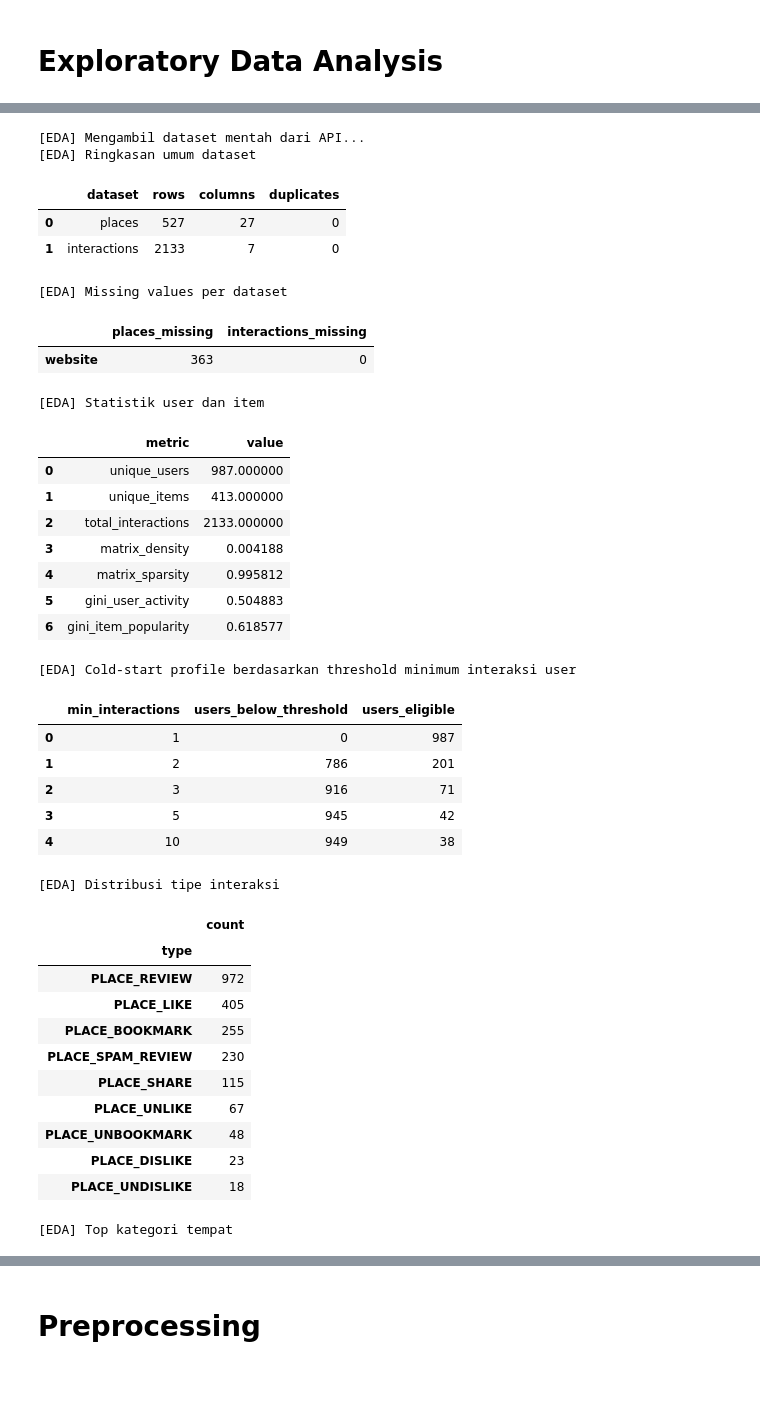
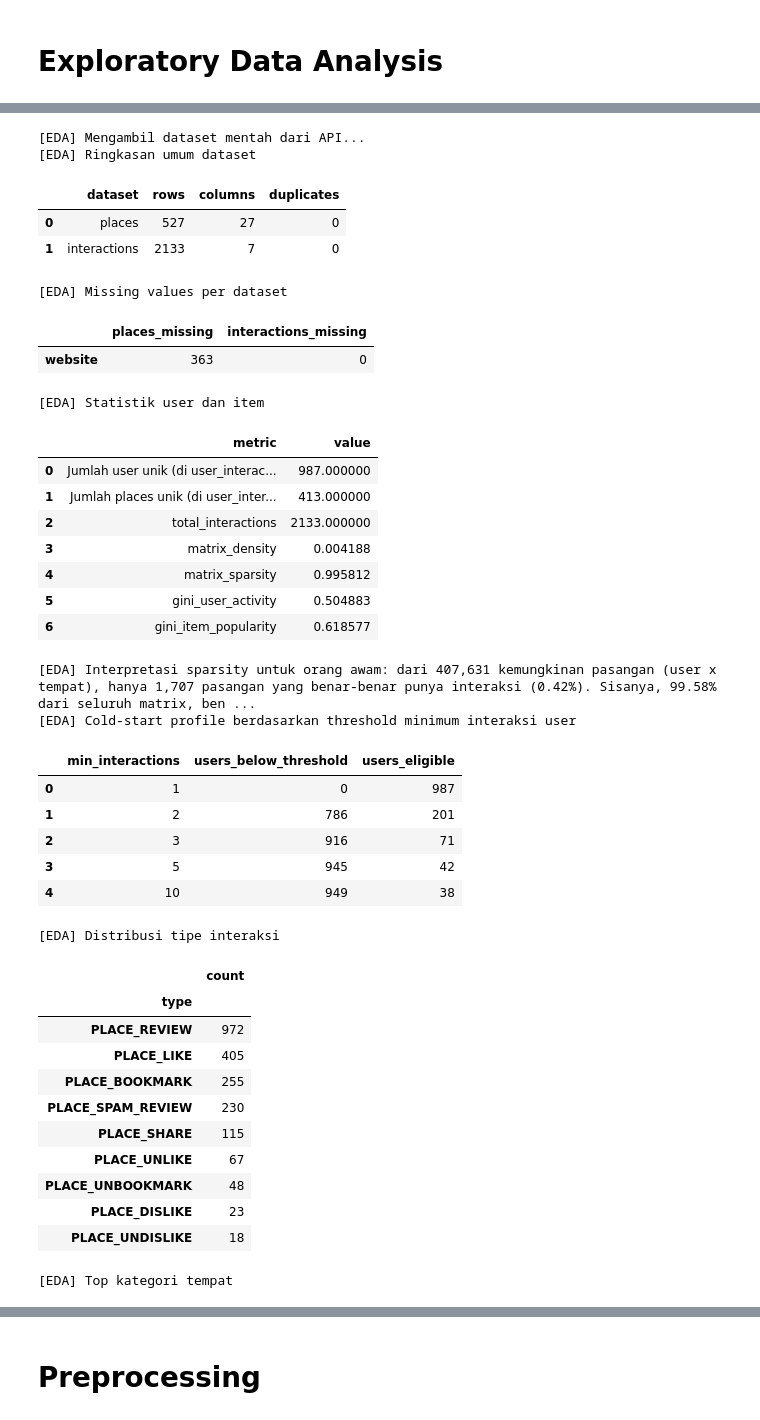
Before and after one commit to ray-ahmad/artour-recommender, a Jupyter notebook: apriori_hybrid_artour.ipynb, the cells around one changed output, grey strips where cells are left out. Cells and saved outputs as stored; diff of their text form; code cells hidden in the pictures; blank space fills up the shorter version.

```diff
--- a/apriori_hybrid_artour.ipynb
+++ b/apriori_hybrid_artour.ipynb
@@ -33,8 +33,10 @@ def _get_refresh_trigger_token():
 
 CONFIG = {
     "API": {
-        "places": "https://api.artour-lampung.com/places",
-        "interactions": "https://api.artour-lampung.com/user-interactions",
+        # "places": "https://api.artour-lampung.com/places",
+        # "interactions": "https://api.artour-lampung.com/user-interactions",
+        "places": "https://kliktemas.com/minio/local/artour/places.json",
+        "interactions": "https://kliktemas.com/minio/local/artour/user_interactions.json",
         "headers": {REFRESH_TRIGGER_TOKEN_HEADER: _get_refresh_trigger_token()}
     },
     "PREPROCESSING": {
@@ -138,8 +152,8 @@ display(pd.DataFrame({
 }).fillna(0).astype(int).query("places_missing > 0 or interactions_missing > 0"))
 
 print("[EDA] Statistik user dan item")
-user_interaction_counts = raw_interactions.groupby("userId").size().sort_values(ascending=False)
-item_interaction_counts = raw_interactions.groupby("refId").size().sort_values(ascending=False)
+users_of_user_interactions_counts = raw_interactions.groupby("userId").size().sort_values(ascending=False)
+places_of_user_interactions_counts = raw_interactions.groupby("refId").size().sort_values(ascending=False)
 user_item_matrix = pd.crosstab(raw_interactions["userId"], raw_interactions["refId"])
 non_zero = int((user_item_matrix > 0).sum().sum())
 total_cells = int(user_item_matrix.shape[0] * user_item_matrix.shape[1])
@@ -147,23 +161,31 @@ density = (non_zero / total_cells) if total_cells > 0 else 0.0
 sparsity = 1.0 - density
 
 eda_metrics = pd.DataFrame([
-    {"metric": "unique_users", "value": int(user_interaction_counts.shape[0])},
-    {"metric": "unique_items", "value": int(item_interaction_counts.shape[0])},
+    {"metric": "Jumlah user unik (di user_interactions)", "value": int(users_of_user_interactions_counts.shape[0])},
+    {"metric": "Jumlah places unik (di user_interactions)", "value": int(places_of_user_interactions_counts.shape[0])},
     {"metric": "total_interactions", "value": int(len(raw_interactions))},
     {"metric": "matrix_density", "value": round(density, 6)},
     {"metric": "matrix_sparsity", "value": round(sparsity, 6)},
-    {"metric": "gini_user_activity", "value": round(gini_coefficient(user_interaction_counts.values), 6)},
-    {"metric": "gini_item_popularity", "value": round(gini_coefficient(item_interaction_counts.values), 6)},
+    {"metric": "gini_user_activity", "value": round(gini_coefficient(users_of_user_interactions_counts.values), 6)},
+    {"metric": "gini_item_popularity", "value": round(gini_coefficient(places_of_user_interactions_counts.values), 6)},
 ])
 display(eda_metrics)
+
+print(
+    f"[EDA] Interpretasi sparsity untuk orang awam: dari {total_cells:,} kemungkinan pasangan "
+    f"(user x tempat), hanya {non_zero:,} pasangan yang benar-benar punya interaksi "
+    f"({density * 100:.2f}%). Sisanya, {sparsity * 100:.2f}% dari seluruh matrix, benar-benar "
+    f"KOSONG (user tersebut belum pernah like/bookmark/review/share tempat itu). Itulah wujud "
+    f"nyata 'data sparsity' pada ARTour: hampir seluruh kombinasi user-tempat tidak punya data sama sekali."
+)
 
 print("[EDA] Cold-start profile berdasarkan threshold minimum interaksi user")
 threshold_rows = []
 for threshold in [1, 2, 3, 5, 10]:
     threshold_rows.append({
         "min_interactions": threshold,
-        "users_below_threshold": int((user_interaction_counts < threshold).sum()),
-        "users_eligible": int((user_interaction_counts >= threshold).sum()),
+        "users_below_threshold": int((users_of_user_interactions_counts < threshold).sum()),
+        "users_eligible": int((users_of_user_interactions_counts >= threshold).sum()),
     })
 threshold_df = pd.DataFrame(threshold_rows)
 display(threshold_df)
@@ -187,17 +209,17 @@ display(raw_interactions.head(5))
 
 fig, axes = plt.subplots(2, 2, figsize=(18, 12))
 
-user_interaction_counts.head(10).sort_values().plot(kind="barh", ax=axes[0, 0], color="#0f766e")
+users_of_user_interactions_counts.head(10).sort_values().plot(kind="barh", ax=axes[0, 0], color="#0f766e")
 axes[0, 0].set_title("Top 10 pengguna paling aktif")
 axes[0, 0].set_xlabel("Jumlah interaksi")
 axes[0, 0].set_ylabel("userId")
 
-item_interaction_counts.head(10).sort_values().plot(kind="barh", ax=axes[0, 1], color="#7c3aed")
+places_of_user_interactions_counts.head(10).sort_values().plot(kind="barh", ax=axes[0, 1], color="#7c3aed")
 axes[0, 1].set_title("Top 10 item paling populer")
 axes[0, 1].set_xlabel("Jumlah interaksi")
 axes[0, 1].set_ylabel("refId")
 
-user_interaction_counts.plot(kind="hist", bins=30, ax=axes[1, 0], color="#2563eb", edgecolor="white")
+users_of_user_interactions_counts.plot(kind="hist", bins=30, ax=axes[1, 0], color="#2563eb", edgecolor="white")
 axes[1, 0].set_title("Distribusi jumlah interaksi per user")
 axes[1, 0].set_xlabel("Interaksi per user")
 axes[1, 0].set_ylabel("Frekuensi user")
@@ -217,45 +239,62 @@ fig, axes = plt.subplots(1, 3, figsize=(18, 5))
 metrics_for_chart = pd.Series({
     "density": density,
     "sparsity": sparsity,
-    "gini_user": gini_coefficient(user_interaction_counts.values),
-    "gini_item": gini_coefficient(item_interaction_counts.values),
+    "gini_user": gini_coefficient(users_of_user_interactions_counts.values),
+    "gini_item": gini_coefficient(places_of_user_interactions_counts.values),
 })
 metrics_for_chart.plot(kind="bar", ax=axes[0], color=["#22c55e", "#ef4444", "#3b82f6", "#f59e0b"])
 axes[0].set_title("Metrik struktur data")
 axes[0].set_ylim(0, 1)
 axes[0].grid(True, axis="y", alpha=0.3)
 
 raw_interactions["type"].value_counts().head(10).sort_values().plot(kind="barh", ax=axes[1], color="#8b5cf6")
 axes[1].set_title("Top 10 tipe interaksi")
 axes[1].set_xlabel("Jumlah")
 
 if numeric_place_cols:
     place_numeric = raw_places[numeric_place_cols].apply(pd.to_numeric, errors="coerce")
     place_numeric.hist(ax=axes[2], bins=30, edgecolor="white")
     axes[2].set_title("Distribusi numerik places")
 else:
     axes[2].axis("off")
 
 plt.tight_layout()
 plt.show()
+
+print("[EDA] Bukti visual data sparsity: peta interaksi user x tempat")
+binary_matrix = (user_item_matrix > 0).astype(int)
+fig, ax = plt.subplots(figsize=(12, 6))
+ax.imshow(binary_matrix.values, aspect="auto", cmap="Greys", interpolation="none")
+ax.set_title(
+    f"Peta interaksi user x tempat (titik hitam = pernah berinteraksi)\n"
+    f"{sparsity * 100:.2f}% area di bawah ini KOSONG -> bukti nyata data sparsity ARTour",
+    fontsize=12,
+)
+ax.set_xlabel(f"Tempat ({binary_matrix.shape[1]} kolom)")
+ax.set_ylabel(f"User ({binary_matrix.shape[0]} baris)")
+ax.set_xticks([])
+ax.set_yticks([])
+plt.tight_layout()
+plt.show()
 # %% [output]
 [EDA] Mengambil dataset mentah dari API...
 [EDA] Ringkasan umum dataset
 |  | dataset | rows | columns | duplicates |
 | 0 | places | 527 | 27 | 0 |
 | 1 | interactions | 2133 | 7 | 0 |
 [EDA] Missing values per dataset
 |  | places_missing | interactions_missing |
 | website | 363 | 0 |
 [EDA] Statistik user dan item
 |  | metric | value |
-| 0 | unique_users | 987.000000 |
-| 1 | unique_items | 413.000000 |
+| 0 | Jumlah user unik (di user_interac... | 987.000000 |
+| 1 | Jumlah places unik (di user_inter... | 413.000000 |
 | 2 | total_interactions | 2133.000000 |
 | 3 | matrix_density | 0.004188 |
 | 4 | matrix_sparsity | 0.995812 |
 | 5 | gini_user_activity | 0.504883 |
 | 6 | gini_item_popularity | 0.618577 |
+[EDA] Interpretasi sparsity untuk orang awam: dari 407,631 kemungkinan pasangan (user x tempat), hanya 1,707 pasangan yang benar-benar punya interaksi (0.42%). Sisanya, 99.58% dari seluruh matrix, ben ...
 [EDA] Cold-start profile berdasarkan threshold minimum interaksi user
 |  | min_interactions | users_below_threshold | users_eligible |
 | 0 | 1 | 0 | 987 |
```
Also changed, not shown: parts of 7 cells of this notebook, 4 other files.
